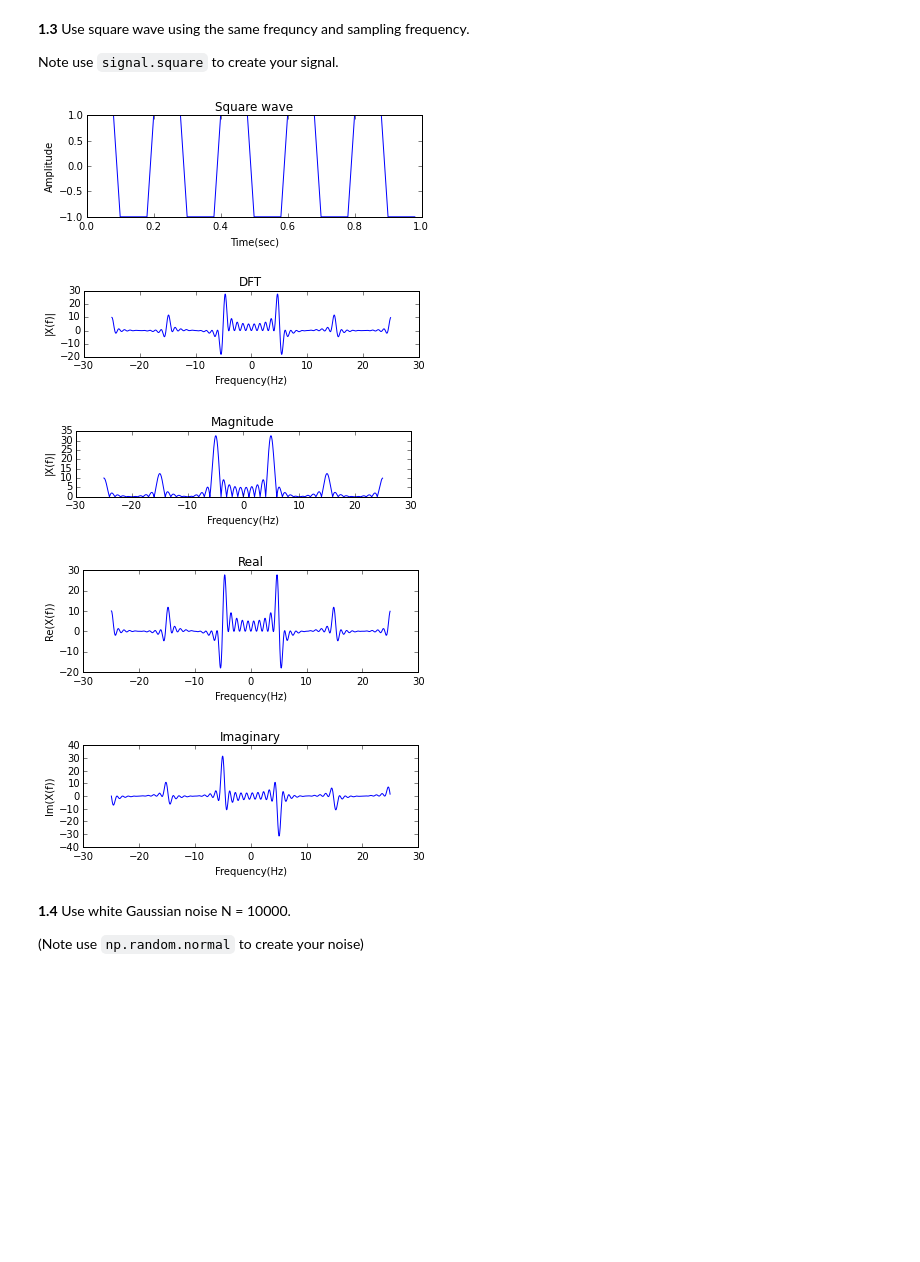
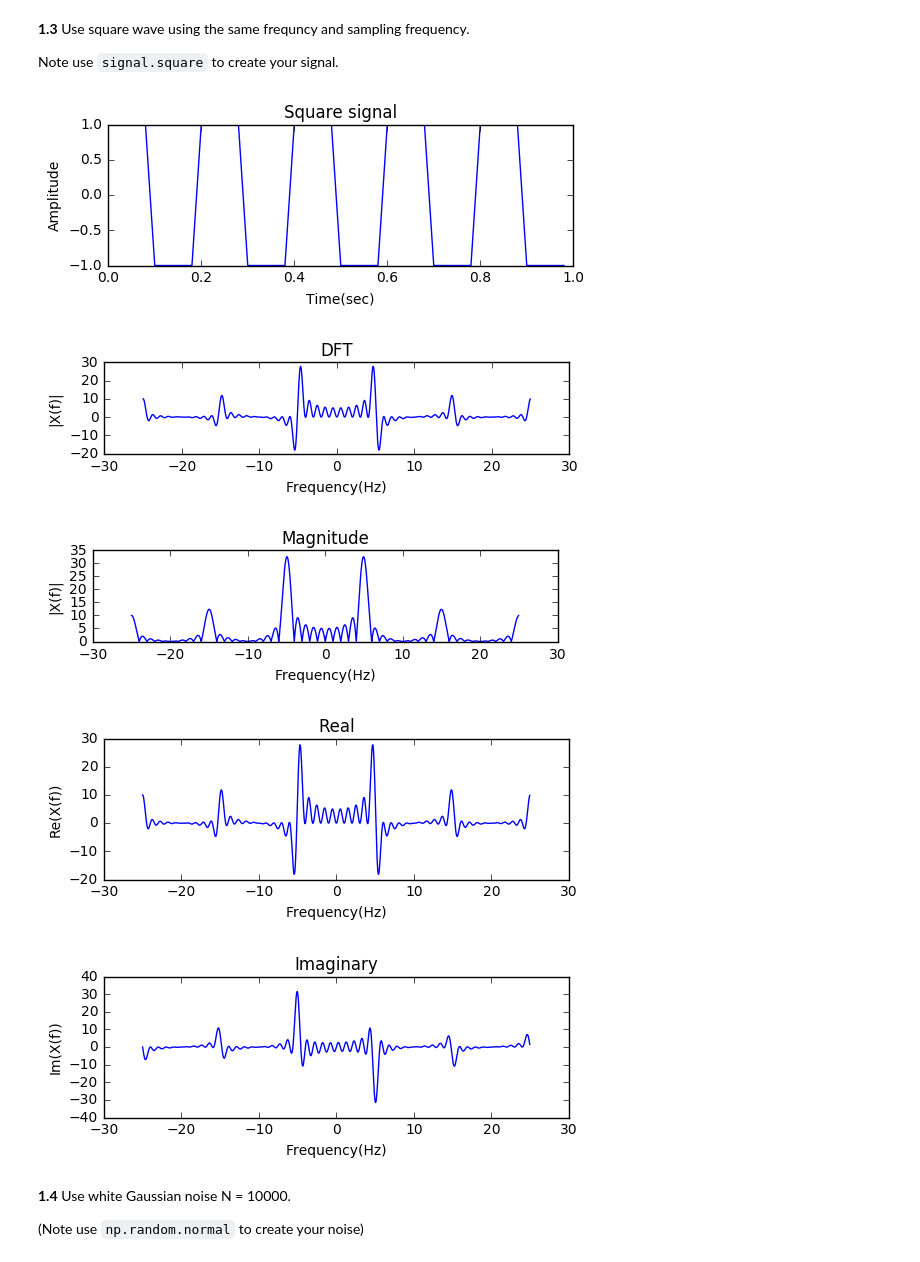
Before and after one commit to Ivan-Mikhailov/DSP-TP-1617, a Jupyter notebook: Lab4/python/Lab4.ipynb, the cells around one changed output. Drawn from its saved outputs; the diff is of its cells as text; code cells hidden in the pictures; blank space fills up the shorter version.

```diff
--- a/Lab4/python/Lab4.ipynb
+++ b/Lab4/python/Lab4.ipynb
@@ -158,62 +127,28 @@ Note use `signal.square` to create your signal.
 # %%
 # Signal frequency and sampling frequency
 f = 5.
 fs = 50.
+# Number of samples
+N = 1000
 # time vector for one second
 t = np.arange(0, 1., 1./fs)
 # cos wave
 x_n = signal.square(2*np.pi*f*t)
-# Number of samples
-N = 1000
+
 # frequency vector
 fr = (np.arange(-N/2,N/2,1)) * fs/N
 # DFT
 # Using fftshift to have the center frequency
 x_f = np.fft.fftshift(np.fft.fft(x_n, N))
 #x_f = x_f[0:N/2]
 
-plt.figure
-plt.subplot(211)
-plt.plot(t, x_n)
-plt.title('Square wave')
-plt.xlabel('Time(sec)')
-plt.ylabel('Amplitude')
-plt.show()
-
-plt.subplot(312)
-plt.plot(fr, x_f)
-plt.title('DFT')
-plt.xlabel('Frequency(Hz)')
-plt.ylabel('|X(f)|')
-plt.show()
-
-plt.subplot(313)
-plt.plot(fr, np.abs(x_f))
-plt.title('Magnitude')
-plt.xlabel('Frequency(Hz)')
-plt.ylabel('|X(f)|')
-plt.show()
-
-plt.figure
-plt.subplot(211)
-plt.plot(fr, np.real(x_f))
-plt.title('Real')
-plt.xlabel('Frequency(Hz)')
-plt.ylabel('Re(X(f))')
-plt.show()
-
-plt.subplot(212)
-plt.plot(fr, np.imag(x_f))
-plt.title('Imaginary')
-plt.xlabel('Frequency(Hz)')
-plt.ylabel('Im(X(f))')
-plt.show()
+output(t, x_n,fr, x_f,'Square signal','DFT','Magnitude','Real','Imaginary')
 # %% [output]
-[figure, old version]
+[figure, new version]
-[figure, old version]
+[figure, new version]
-[figure, old version]
+[figure, new version]
-[figure, old version]
+[figure, new version]
-[figure, old version]
+[figure, new version]
 # %% [markdown]
 **1.4** Use white Gaussian noise N = 10000.
 
```
Also changed, not shown: parts of 9 cells of this notebook.
